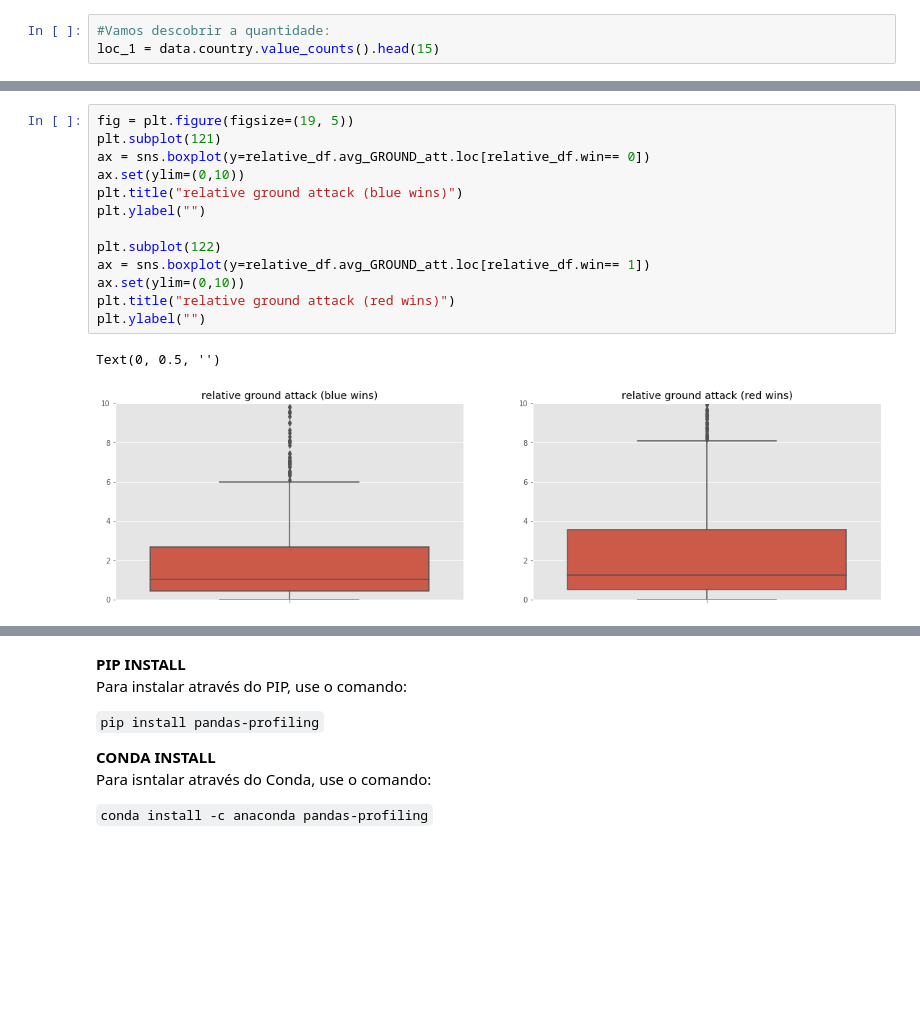
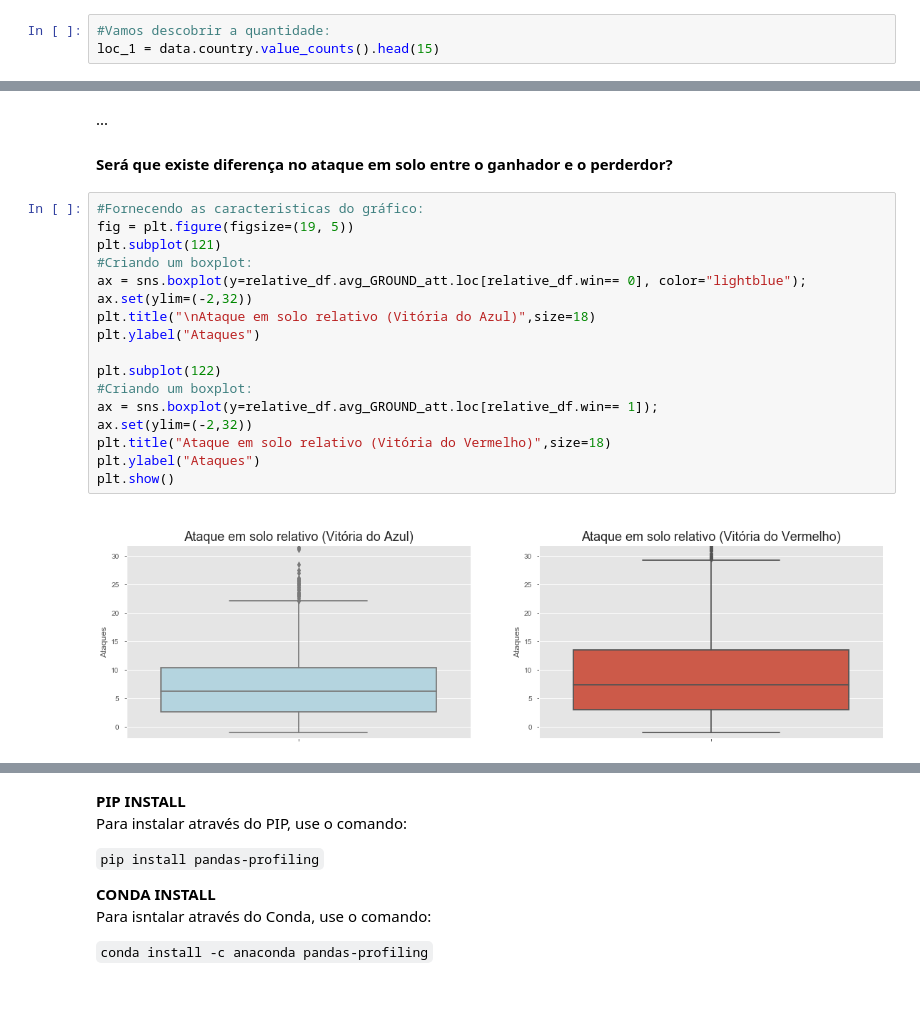
Before and after one commit to jzsiggy/UFC-predictions, a Jupyter notebook: Projeto_3.ipynb, the cells around one changed output, grey strips where cells are left out. Drawn from its saved outputs; the diff is of its cells as text; blank space fills up the shorter version.

```diff
--- a/Projeto_3.ipynb
+++ b/Projeto_3.ipynb
@@ -289,16 +324,24 @@ plt.show()
+# %% [markdown]
+...
+<br>
+
+#### Será que existe diferença no ataque em solo entre o ganhador e o perderdor?
 # %%
+#Fornecendo as caracteristicas do gráfico:
 fig = plt.figure(figsize=(19, 5))
 plt.subplot(121)
-ax = sns.boxplot(y=relative_df.avg_GROUND_att.loc[relative_df.win== 0])
-ax.set(ylim=(0,10))
-plt.title("relative ground attack (blue wins)")
-plt.ylabel("")
+#Criando um boxplot:
+ax = sns.boxplot(y=relative_df.avg_GROUND_att.loc[relative_df.win== 0], color="lightblue");
+ax.set(ylim=(-2,32))
+plt.title("\nAtaque em solo relativo (Vitória do Azul)",size=18)
+plt.ylabel("Ataques")
 
 plt.subplot(122)
-ax = sns.boxplot(y=relative_df.avg_GROUND_att.loc[relative_df.win== 1])
-ax.set(ylim=(0,10))
-plt.title("relative ground attack (red wins)")
-plt.ylabel("")
+#Criando um boxplot:
+ax = sns.boxplot(y=relative_df.avg_GROUND_att.loc[relative_df.win== 1]);
+ax.set(ylim=(-2,32))
+plt.title("Ataque em solo relativo (Vitória do Vermelho)",size=18)
+plt.ylabel("Ataques")
+plt.show()
 # %% [output]
-Text(0, 0.5, '')
-[figure, old version]
+[figure, new version]
```
Also changed, not shown: parts of 46 cells of this notebook.
